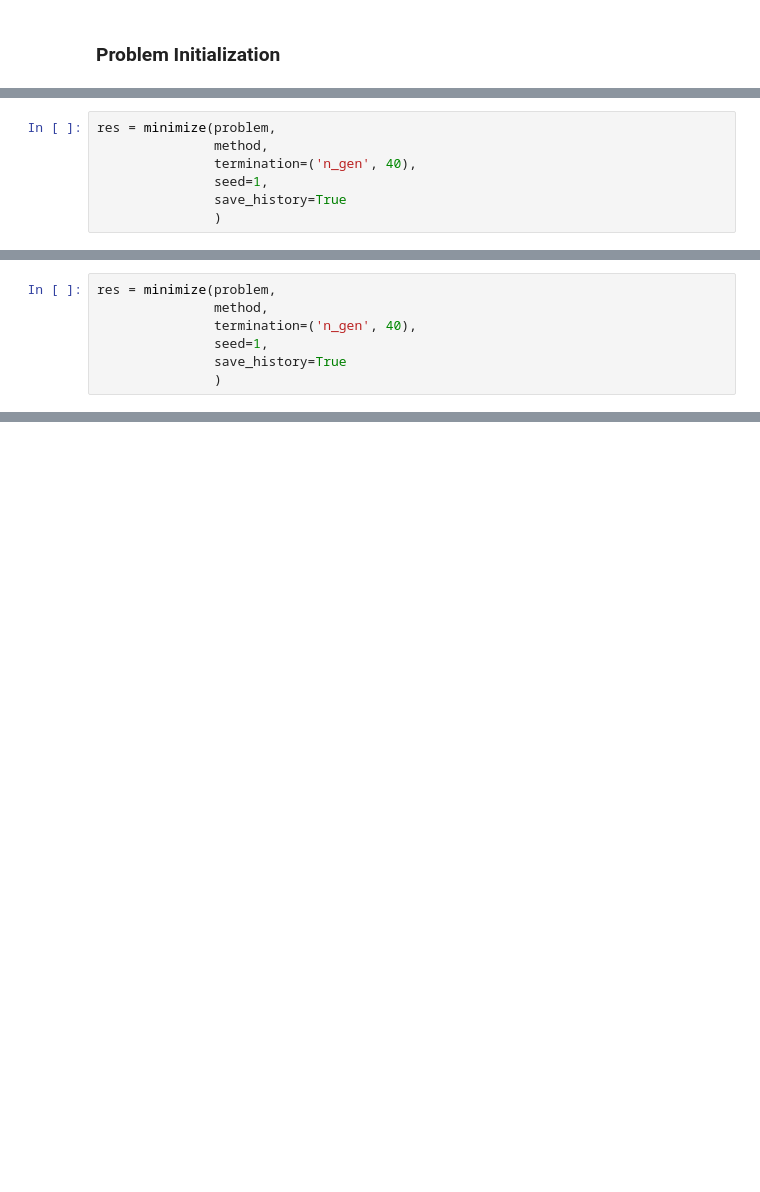
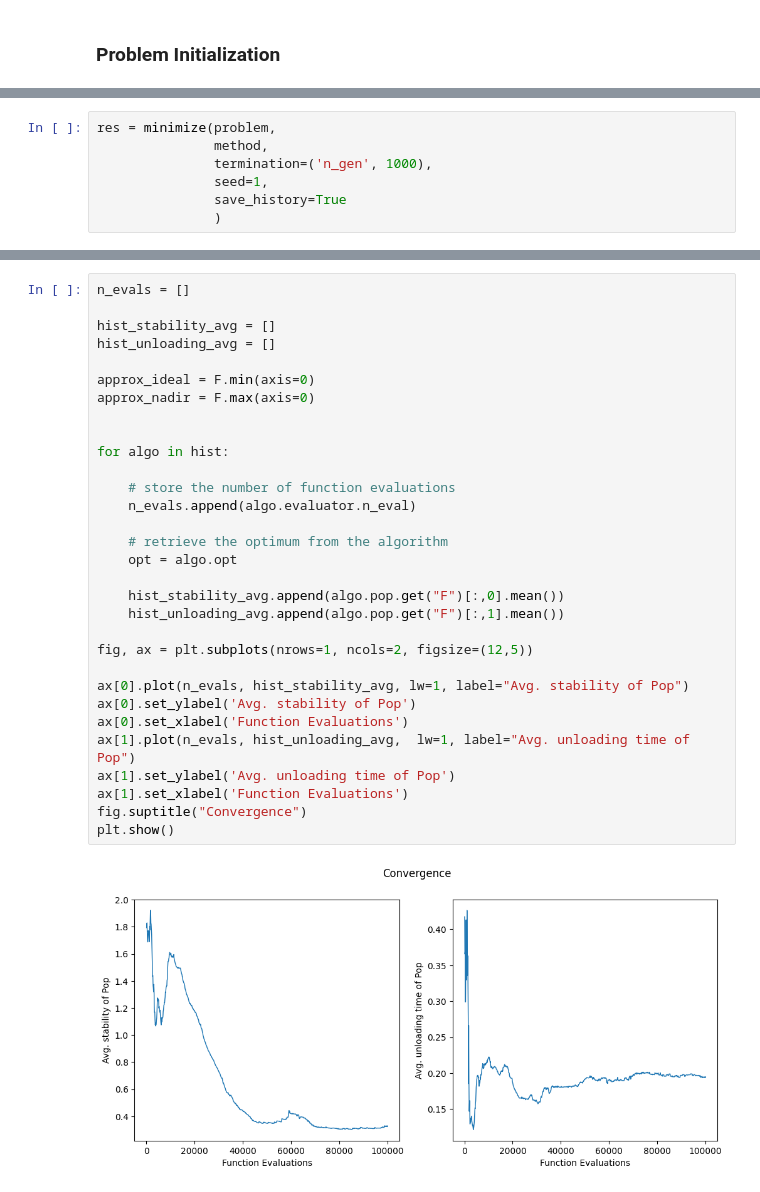
Before and after one commit to boomerr1/container-optimization, a Jupyter notebook: CargoOptimizationPymoo.ipynb, the cells around one changed output, grey strips where cells are left out. Drawn from its saved outputs; the diff is of its cells as text; blank space fills up the shorter version.

```diff
--- a/CargoOptimizationPymoo.ipynb
+++ b/CargoOptimizationPymoo.ipynb
@@ -365,7 +367,7 @@ method = GA(pop_size=pop_size,
 # %%
 res = minimize(problem,
                method,
-               termination=('n_gen', 40),
+               termination=('n_gen', 1000),
                seed=1,
                save_history=True
                )
@@ -475,8 +374 @@ method = NSGA3(pop_size=pop_size,
-# %%
-res = minimize(problem,
-               method,
-               termination=('n_gen', 40),
-               seed=1,
-               save_history=True
-               )
 # %% [markdown]
@@ -623,0 +408,33 @@ if method == 'EA':
+# %%
+n_evals = []
+
+hist_stability_avg = []
+hist_unloading_avg = []
+
+approx_ideal = F.min(axis=0)
+approx_nadir = F.max(axis=0)
+
+
+for algo in hist:
+
+    # store the number of function evaluations
+    n_evals.append(algo.evaluator.n_eval)
+
+    # retrieve the optimum from the algorithm
+    opt = algo.opt
+
+    hist_stability_avg.append(algo.pop.get("F")[:,0].mean())
+    hist_unloading_avg.append(algo.pop.get("F")[:,1].mean())
+
+fig, ax = plt.subplots(nrows=1, ncols=2, figsize=(12,5))
+
+ax[0].plot(n_evals, hist_stability_avg, lw=1, label="Avg. stability of Pop")
+ax[0].set_ylabel('Avg. stability of Pop')
+ax[0].set_xlabel('Function Evaluations')
+ax[1].plot(n_evals, hist_unloading_avg,  lw=1, label="Avg. unloading time of Pop")
+ax[1].set_ylabel('Avg. unloading time of Pop')
+ax[1].set_xlabel('Function Evaluations')
+fig.suptitle("Convergence")
+plt.show()
+# %% [output]
+[figure, added]
```
Also changed, not shown: parts of 15 cells of this notebook.
